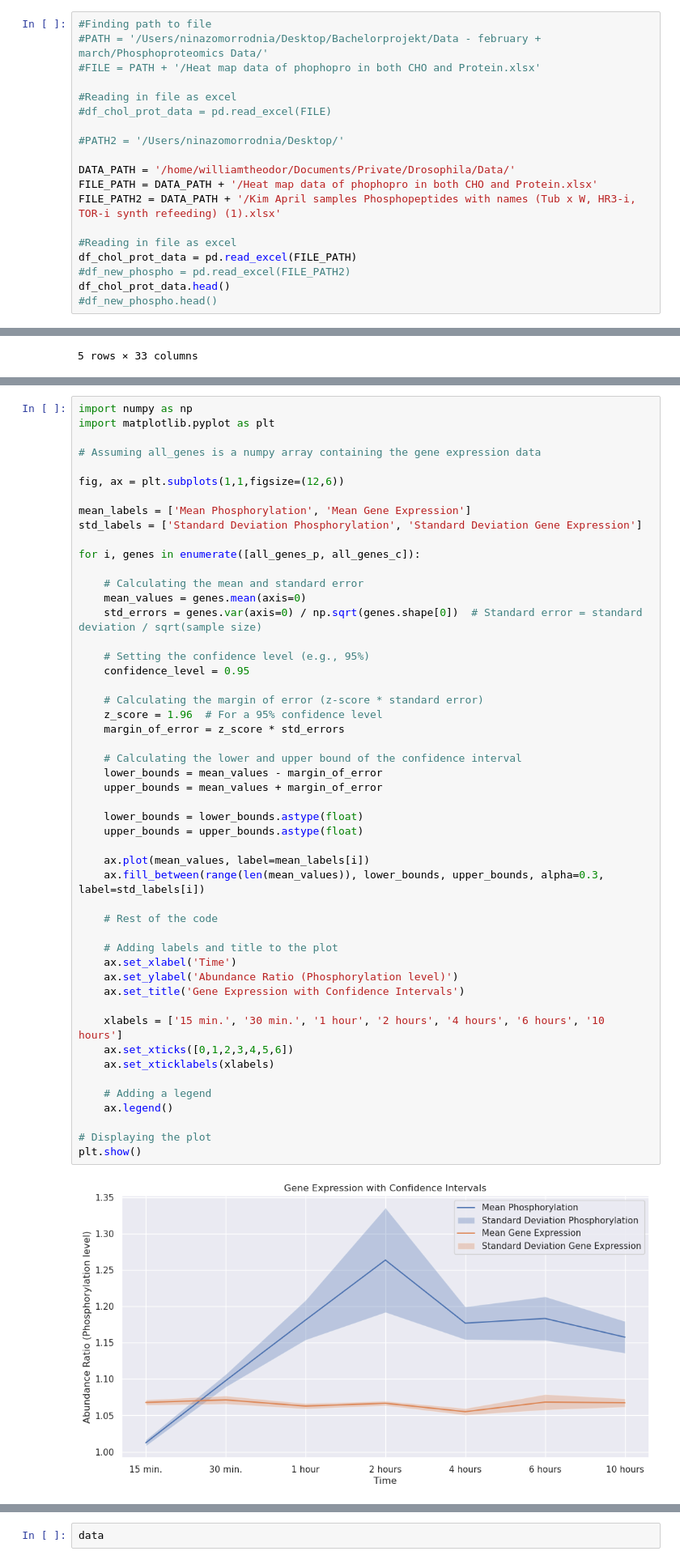
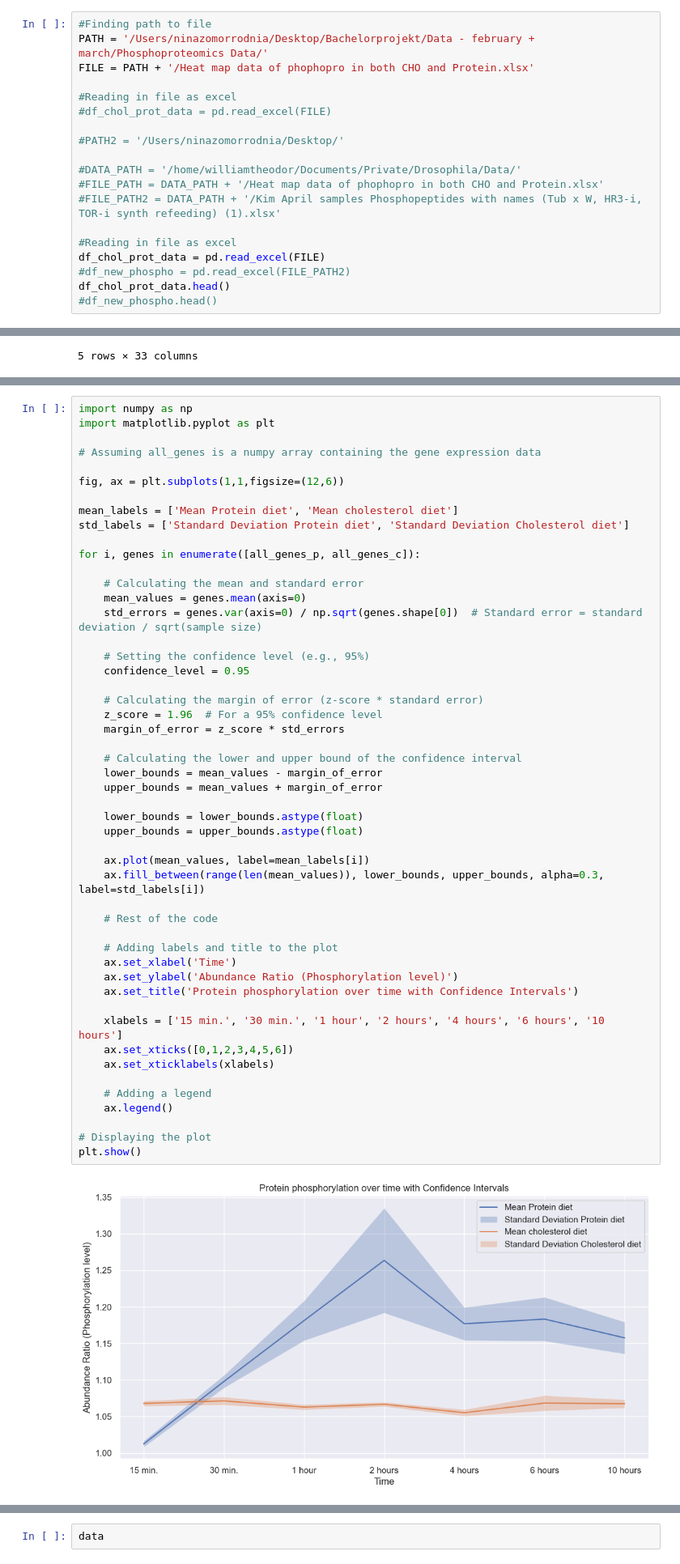
Before and after one commit to nzomorrodnia/bachelorproject_drosophila, a Jupyter notebook: new phospho_old data.ipynb, the cells around one changed output, grey strips where cells are left out. Shown at 81% size. Saved outputs shown, nothing was run; the diff lists cells and outputs as text.

Commit message:
Ninas path

```diff
--- a/new phospho_old data.ipynb
+++ b/new phospho_old data.ipynb
@@ -13,19 +13,19 @@ os.getcwd()
 # %%
 #Finding path to file
-#PATH = '/Users/ninazomorrodnia/Desktop/Bachelorprojekt/Data - february + march/Phosphoproteomics Data/'
-#FILE = PATH + '/Heat map data of phophopro in both CHO and Protein.xlsx'
+PATH = '/Users/ninazomorrodnia/Desktop/Bachelorprojekt/Data - february + march/Phosphoproteomics Data/'
+FILE = PATH + '/Heat map data of phophopro in both CHO and Protein.xlsx'
 
 #Reading in file as excel
 #df_chol_prot_data = pd.read_excel(FILE)
 
 #PATH2 = '/Users/ninazomorrodnia/Desktop/'
 
-DATA_PATH = '/home/williamtheodor/Documents/Private/Drosophila/Data/'
-FILE_PATH = DATA_PATH + '/Heat map data of phophopro in both CHO and Protein.xlsx'
-FILE_PATH2 = DATA_PATH + '/Kim April samples Phosphopeptides with names (Tub x W, HR3-i, TOR-i synth refeeding) (1).xlsx'
+#DATA_PATH = '/home/williamtheodor/Documents/Private/Drosophila/Data/'
+#FILE_PATH = DATA_PATH + '/Heat map data of phophopro in both CHO and Protein.xlsx'
+#FILE_PATH2 = DATA_PATH + '/Kim April samples Phosphopeptides with names (Tub x W, HR3-i, TOR-i synth refeeding) (1).xlsx'
 
 #Reading in file as excel
-df_chol_prot_data = pd.read_excel(FILE_PATH)
+df_chol_prot_data = pd.read_excel(FILE)
 #df_new_phospho = pd.read_excel(FILE_PATH2)
 df_chol_prot_data.head()
 #df_new_phospho.head()
@@ -80,8 +80,8 @@ import matplotlib.pyplot as plt
 
 fig, ax = plt.subplots(1,1,figsize=(12,6))
 
-mean_labels = ['Mean Phosphorylation', 'Mean Gene Expression']
-std_labels = ['Standard Deviation Phosphorylation', 'Standard Deviation Gene Expression']
+mean_labels = ['Mean Protein diet', 'Mean cholesterol diet']
+std_labels = ['Standard Deviation Protein diet', 'Standard Deviation Cholesterol diet']
 
 for i, genes in enumerate([all_genes_p, all_genes_c]):
 
@@ -95,35 +95,35 @@ for i, genes in enumerate([all_genes_p, all_genes_c]):
     # Calculating the margin of error (z-score * standard error)
     z_score = 1.96  # For a 95% confidence level
     margin_of_error = z_score * std_errors
 
     # Calculating the lower and upper bound of the confidence interval
     lower_bounds = mean_values - margin_of_error
     upper_bounds = mean_values + margin_of_error
 
     lower_bounds = lower_bounds.astype(float)
     upper_bounds = upper_bounds.astype(float)
 
     ax.plot(mean_values, label=mean_labels[i])
     ax.fill_between(range(len(mean_values)), lower_bounds, upper_bounds, alpha=0.3, label=std_labels[i])
 
     # Rest of the code
 
     # Adding labels and title to the plot
     ax.set_xlabel('Time')
     ax.set_ylabel('Abundance Ratio (Phosphorylation level)')
-    ax.set_title('Gene Expression with Confidence Intervals')
+    ax.set_title('Protein phosphorylation over time with Confidence Intervals')
 
     xlabels = ['15 min.', '30 min.', '1 hour', '2 hours', '4 hours', '6 hours', '10 hours']
     ax.set_xticks([0,1,2,3,4,5,6])
     ax.set_xticklabels(xlabels)
 
     # Adding a legend
     ax.legend()
 
 # Displaying the plot
 plt.show()
 # %% [output]
-[figure, old version]
+[figure, new version]
 # %%
 sub_df = df_chol_prot_data[df_chol_prot_data['Unnamed: 2'] == 'Acn-PC']
 sub_df_prot = sub_df[['Unnamed: 3', 'Unnamed: 4', 'Unnamed: 5', 'Unnamed: 6', 'Unnamed: 7', 'Unnamed: 8', 'Unnamed: 9']]
```
Also changed, not shown: parts of 5 cells of this notebook.
